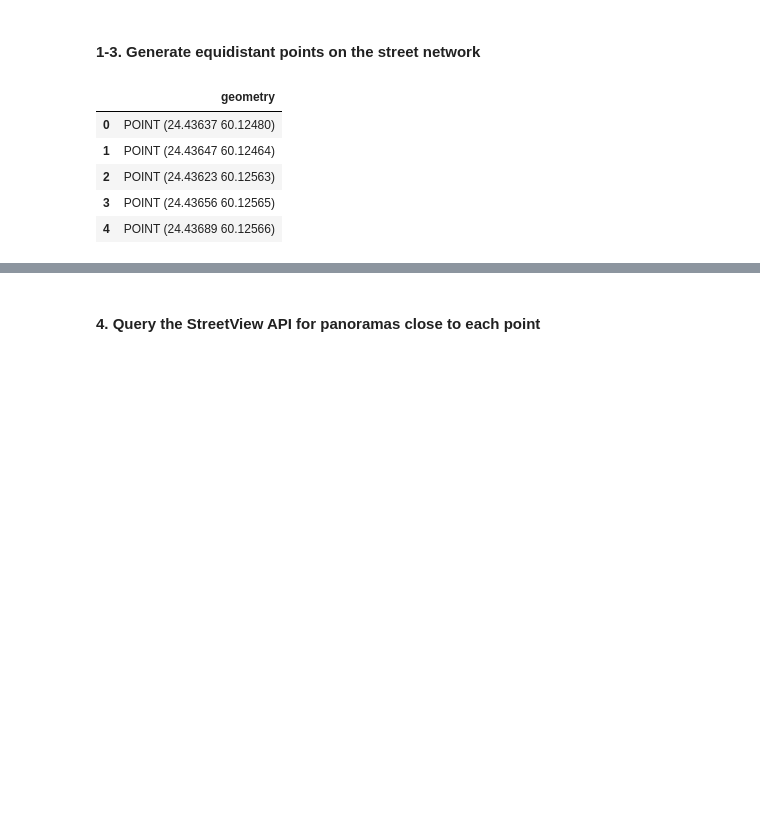
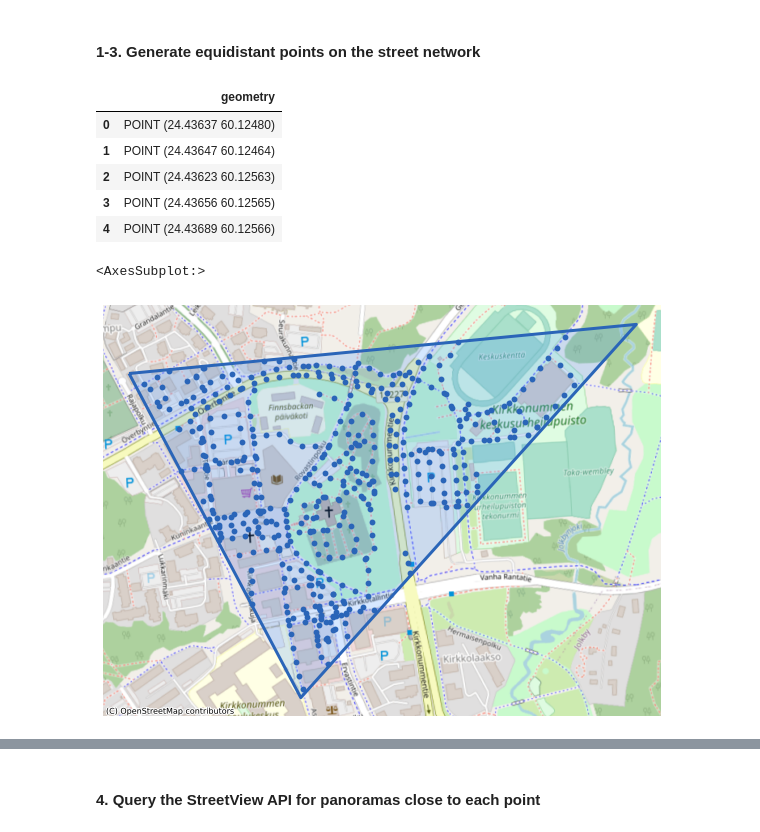
Before and after one commit to DigitalGeographyLab/streetviewdownloader, a Jupyter notebook: docs/basic-usage.ipynb, the cells around one changed output, grey strips where cells are left out. Drawn from its saved outputs; the diff is of its cells as text; code cells hidden in the pictures; blank space fills up the shorter version.

```diff
--- a/docs/basic-usage.ipynb
+++ b/docs/basic-usage.ipynb
@@ -95,13 +135,18 @@ Some of these steps can be carried out individually, in order to fine-tune the r
 #### 1-3. Generate equidistant points on the street network
 # %%
 from streetviewdownloader import StreetNetworkPointGenerator
+
 point_generator = StreetNetworkPointGenerator()
 points = point_generator.points_on_street_network(kirkkonummi)
+
 points.head()
+plot(kirkkonummi, points)
 # %% [output]
 |  | geometry |
 | 0 | POINT (24.43637 60.12480) |
 | 1 | POINT (24.43647 60.12464) |
 | 2 | POINT (24.43623 60.12563) |
 | 3 | POINT (24.43656 60.12565) |
 | 4 | POINT (24.43689 60.12566) |
+<AxesSubplot:>
+[figure, added]
```
Also changed, not shown: parts of 5 cells of this notebook, 2 other files.
